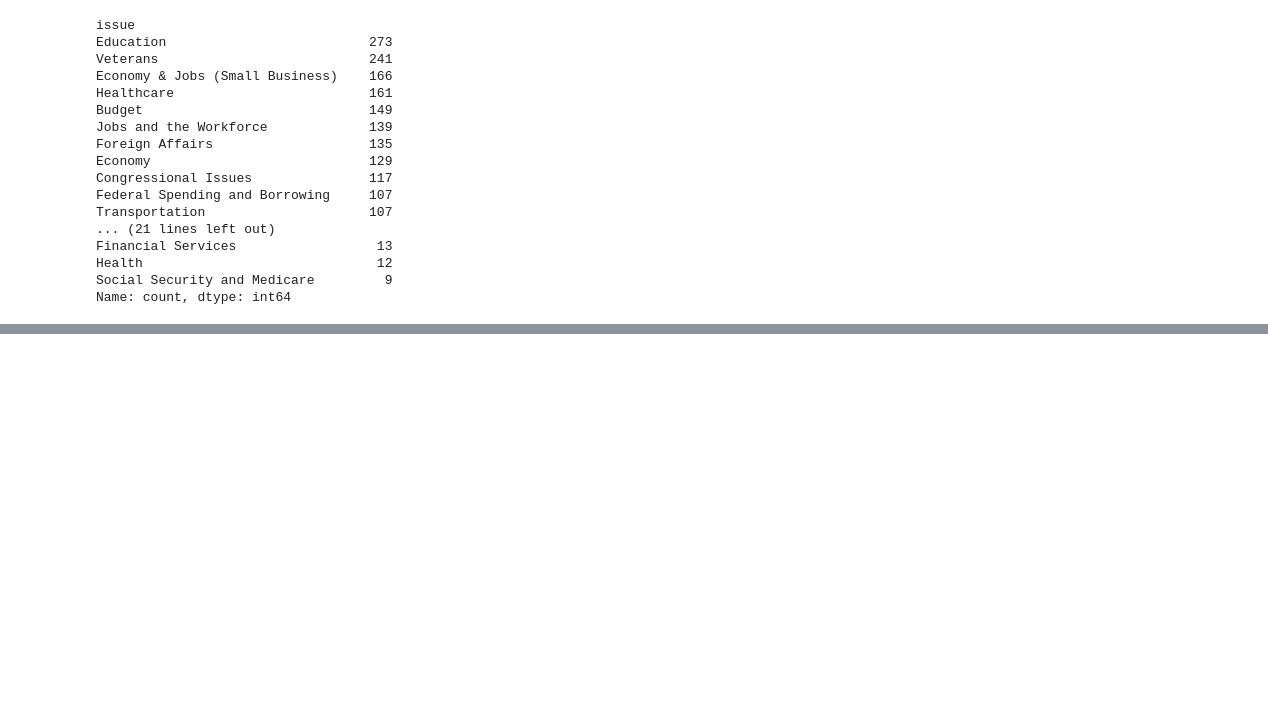
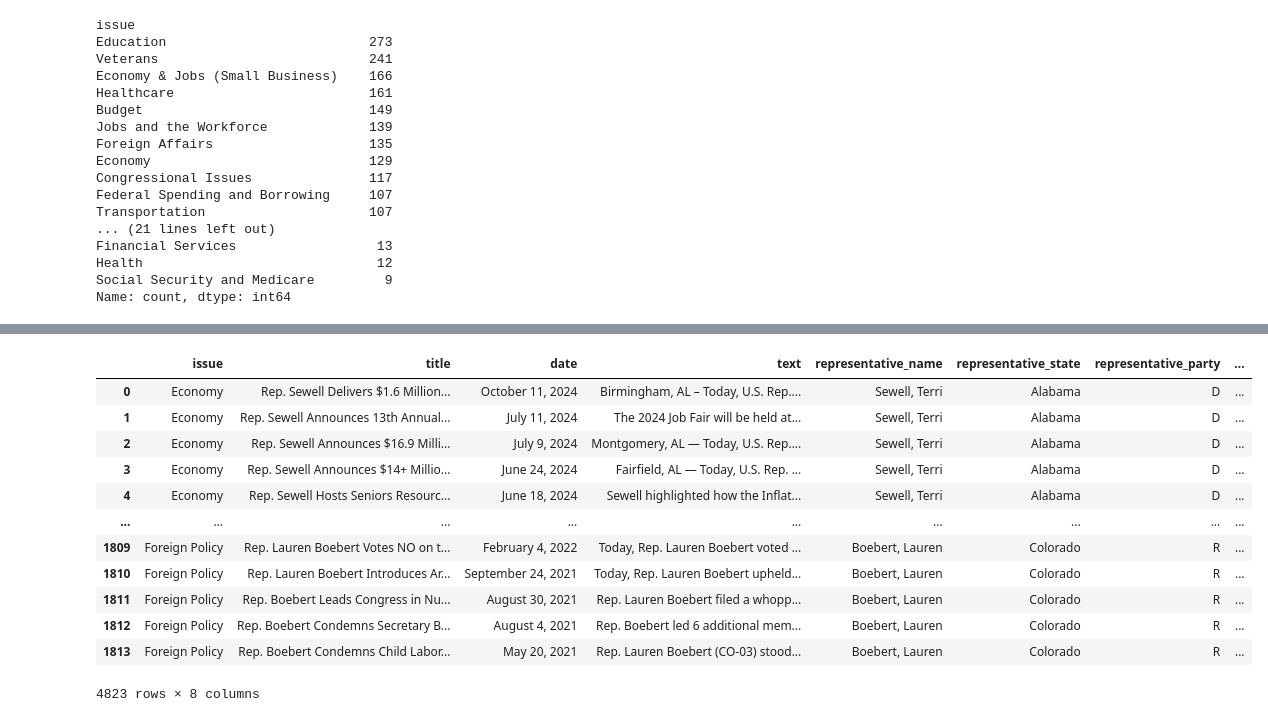
Before and after one commit to qpa-agh/usa_issues_data_mining, a Jupyter notebook: issue_scrapping.ipynb, the cells around one changed output, grey strips where cells are left out. Cells and saved outputs as stored; diff of their text form; code cells hidden in the pictures; blank space fills up the shorter version.

```diff
--- a/issue_scrapping.ipynb
+++ b/issue_scrapping.ipynb
@@ -126,3 +126,6 @@ Financial Services                  13
 Health                              12
 Social Security and Medicare         9
 Name: count, dtype: int64
+# %%
+df1 = pd.read_csv('data/articles.csv', index_col=0)
+df1
@@ -128,0 +163,17 @@ Name: count, dtype: int64
+# %%
+df_sum = pd.concat([df1, df2])
+df_sum
+# %% [output]
+|  | issue | title | date | text | representative_name | representative_state | representative_party | ... |
+| 0 | Economy | Rep. Sewell Delivers $1.6 Million... | October 11, 2024 | Birmingham, AL – Today, U.S. Rep.... | Sewell, Terri | Alabama | D | ... |
+| 1 | Economy | Rep. Sewell Announces 13th Annual... | July 11, 2024 | The 2024 Job Fair will be held at... | Sewell, Terri | Alabama | D | ... |
+| 2 | Economy | Rep. Sewell Announces $16.9 Milli... | July 9, 2024 | Montgomery, AL — Today, U.S. Rep.... | Sewell, Terri | Alabama | D | ... |
+| 3 | Economy | Rep. Sewell Announces $14+ Millio... | June 24, 2024 | Fairfield, AL — Today, U.S. Rep. ... | Sewell, Terri | Alabama | D | ... |
+| 4 | Economy | Rep. Sewell Hosts Seniors Resourc... | June 18, 2024 | Sewell highlighted how the Inflat... | Sewell, Terri | Alabama | D | ... |
+| ... | ... | ... | ... | ... | ... | ... | ... | ... |
+| 1809 | Foreign Policy | Rep. Lauren Boebert Votes NO on t... | February 4, 2022 | Today, Rep. Lauren Boebert voted ... | Boebert, Lauren | Colorado | R | ... |
+| 1810 | Foreign Policy | Rep. Lauren Boebert Introduces Ar... | September 24, 2021 | Today, Rep. Lauren Boebert upheld... | Boebert, Lauren | Colorado | R | ... |
+| 1811 | Foreign Policy | Rep. Boebert Leads Congress in Nu... | August 30, 2021 | Rep. Lauren Boebert filed a whopp... | Boebert, Lauren | Colorado | R | ... |
+| 1812 | Foreign Policy | Rep. Boebert Condemns Secretary B... | August 4, 2021 | Rep. Boebert led 6 additional mem... | Boebert, Lauren | Colorado | R | ... |
+| 1813 | Foreign Policy | Rep. Boebert Condemns Child Labor... | May 20, 2021 | Rep. Lauren Boebert (CO-03) stood... | Boebert, Lauren | Colorado | R | ... |
+4823 rows × 8 columns
```
Also changed, not shown: parts of 8 cells of this notebook, 5 other files.
